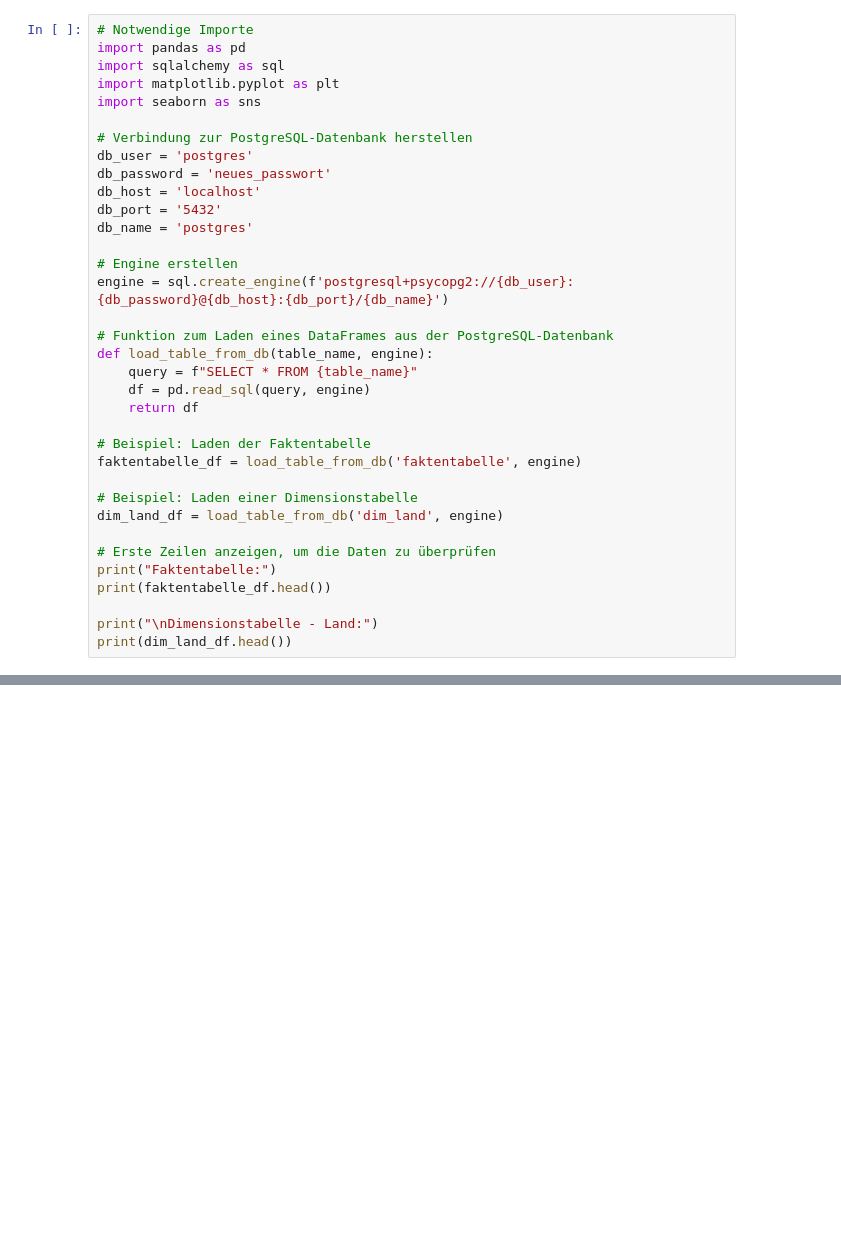
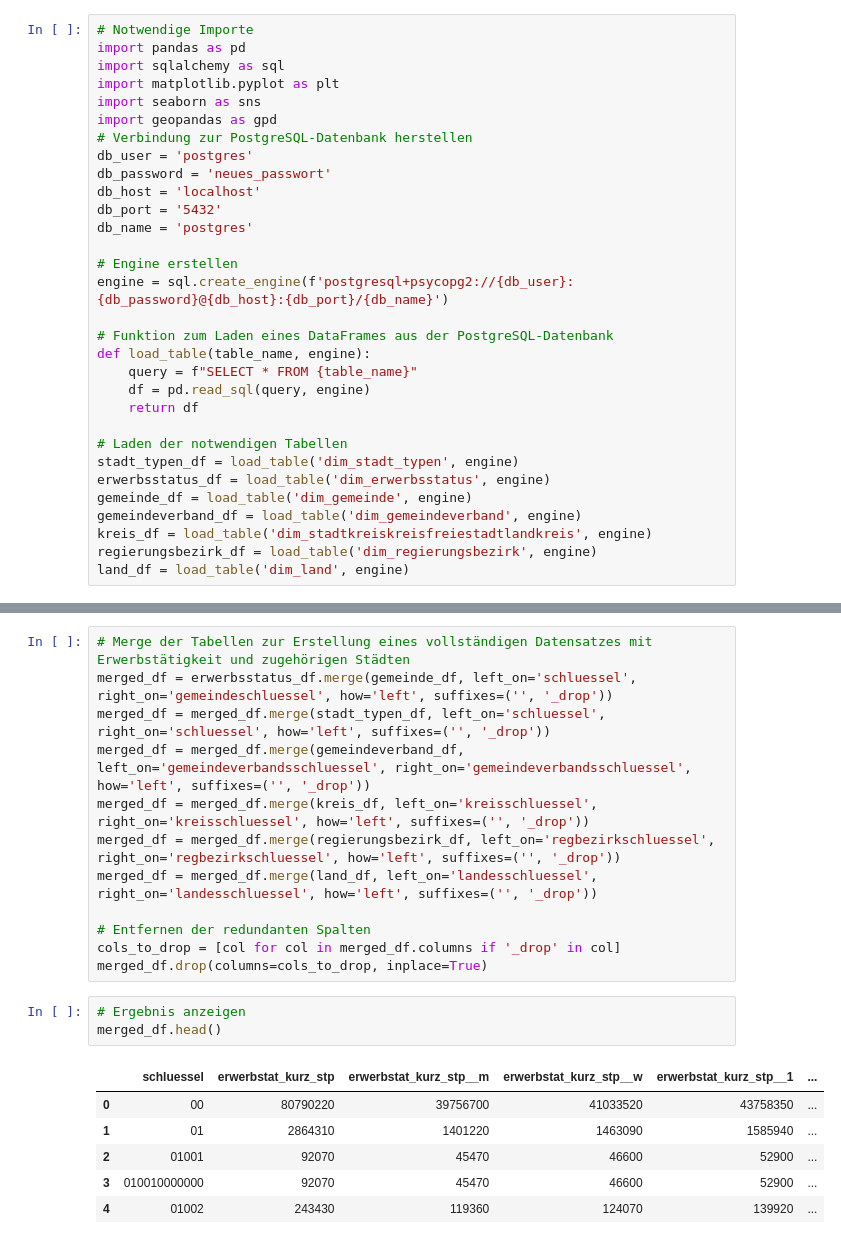
Before and after one commit to Reimser/sp3_1_studienarbeit, a Jupyter notebook: notebooks/visu-all.ipynb, the cells around one changed output, grey strips where cells are left out. Drawn from its saved outputs; the diff is of its cells as text; blank space fills up the shorter version.

Commit message:
update
erste Visualisierungen

```diff
--- a/notebooks/visu-all.ipynb
+++ b/notebooks/visu-all.ipynb
@@ -4,7 +4,7 @@ import pandas as pd
 import sqlalchemy as sql
 import matplotlib.pyplot as plt
 import seaborn as sns
-
+import geopandas as gpd
 # Verbindung zur PostgreSQL-Datenbank herstellen
 db_user = 'postgres'
 db_password = 'neues_passwort'
@@ -16,20 +16,16 @@ db_name = 'postgres'
 engine = sql.create_engine(f'postgresql+psycopg2://{db_user}:{db_password}@{db_host}:{db_port}/{db_name}')
 
 # Funktion zum Laden eines DataFrames aus der PostgreSQL-Datenbank
-def load_table_from_db(table_name, engine):
+def load_table(table_name, engine):
     query = f"SELECT * FROM {table_name}"
     df = pd.read_sql(query, engine)
     return df
 
-# Beispiel: Laden der Faktentabelle
-faktentabelle_df = load_table_from_db('faktentabelle', engine)
-
-# Beispiel: Laden einer Dimensionstabelle
-dim_land_df = load_table_from_db('dim_land', engine)
-
-# Erste Zeilen anzeigen, um die Daten zu überprüfen
-print("Faktentabelle:")
-print(faktentabelle_df.head())
-
-print("\nDimensionstabelle - Land:")
-print(dim_land_df.head())
+# Laden der notwendigen Tabellen
+stadt_typen_df = load_table('dim_stadt_typen', engine)
+erwerbsstatus_df = load_table('dim_erwerbsstatus', engine)
+gemeinde_df = load_table('dim_gemeinde', engine)
+gemeindeverband_df = load_table('dim_gemeindeverband', engine)
+kreis_df = load_table('dim_stadtkreiskreisfreiestadtlandkreis', engine)
+regierungsbezirk_df = load_table('dim_regierungsbezirk', engine)
+land_df = load_table('dim_land', engine)
@@ -54,0 +34,22 @@ OSError: 'seaborn-darkgrid' is not a valid package style, path of style file, UR
+# %%
+# Merge der Tabellen zur Erstellung eines vollständigen Datensatzes mit Erwerbstätigkeit und zugehörigen Städten
+merged_df = erwerbsstatus_df.merge(gemeinde_df, left_on='schluessel', right_on='gemeindeschluessel', how='left', suffixes=('', '_drop'))
+merged_df = merged_df.merge(stadt_typen_df, left_on='schluessel', right_on='schluessel', how='left', suffixes=('', '_drop'))
+merged_df = merged_df.merge(gemeindeverband_df, left_on='gemeindeverbandsschluessel', right_on='gemeindeverbandsschluessel', how='left', suffixes=('', '_drop'))
+merged_df = merged_df.merge(kreis_df, left_on='kreisschluessel', right_on='kreisschluessel', how='left', suffixes=('', '_drop'))
+merged_df = merged_df.merge(regierungsbezirk_df, left_on='regbezirkschluessel', right_on='regbezirkschluessel', how='left', suffixes=('', '_drop'))
+merged_df = merged_df.merge(land_df, left_on='landesschluessel', right_on='landesschluessel', how='left', suffixes=('', '_drop'))
+
+# Entfernen der redundanten Spalten
+cols_to_drop = [col for col in merged_df.columns if '_drop' in col]
+merged_df.drop(columns=cols_to_drop, inplace=True)
+# %%
+# Ergebnis anzeigen
+merged_df.head()
+# %% [output]
+|  | schluessel | erwerbstat_kurz_stp | erwerbstat_kurz_stp__m | erwerbstat_kurz_stp__w | erwerbstat_kurz_stp__1 | ... |
+| 0 | 00 | 80790220 | 39756700 | 41033520 | 43758350 | ... |
+| 1 | 01 | 2864310 | 1401220 | 1463090 | 1585940 | ... |
+| 2 | 01001 | 92070 | 45470 | 46600 | 52900 | ... |
+| 3 | 010010000000 | 92070 | 45470 | 46600 | 52900 | ... |
+| 4 | 01002 | 243430 | 119360 | 124070 | 139920 | ... |
```
Also changed, not shown: parts of 7 cells of this notebook.
